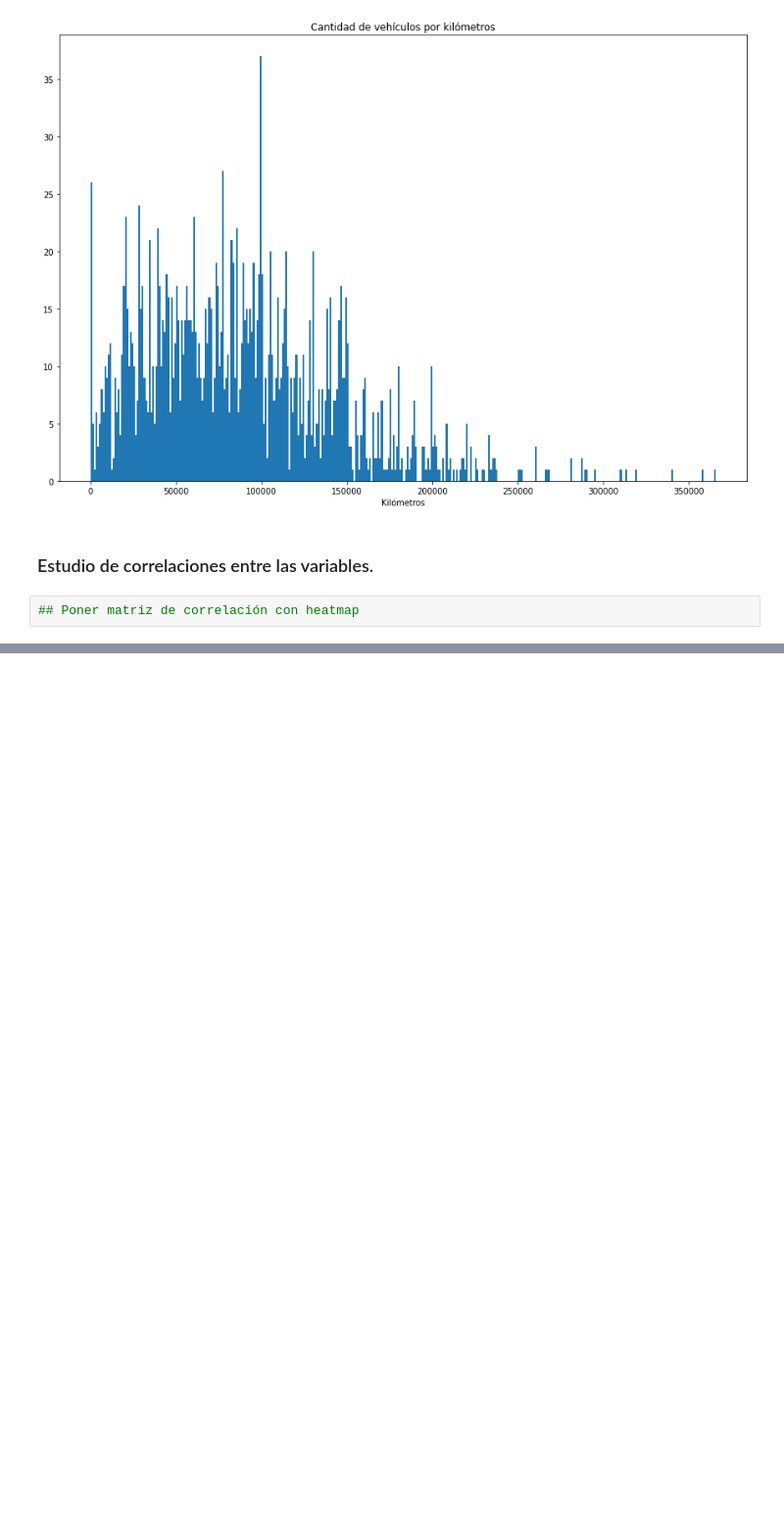
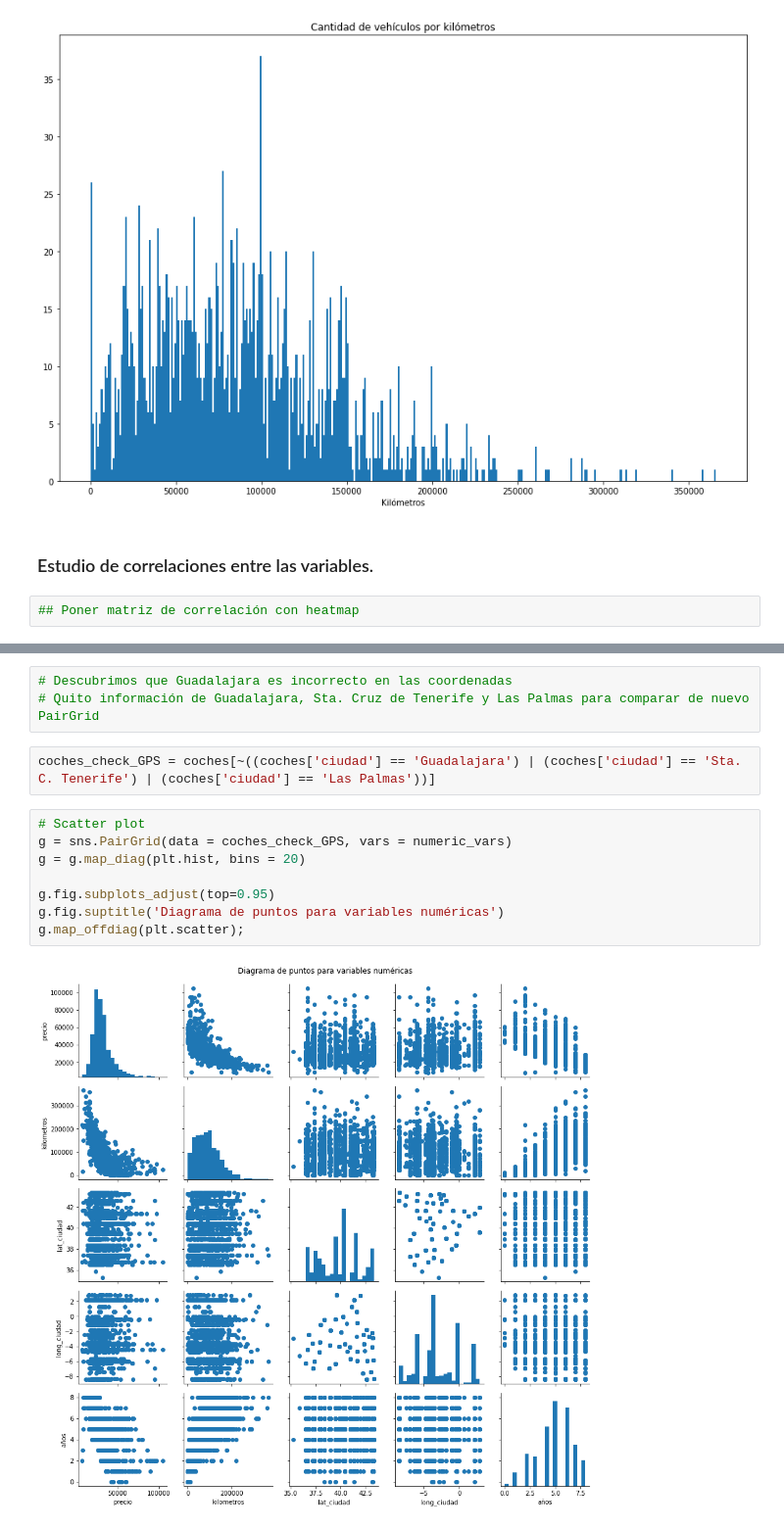
Before and after one commit to JAlonMor/Webscraping, a Jupyter notebook: EDA_coches.ipynb, the cells around one changed output, grey strips where cells are left out. Shown at 98% size. Drawn from its saved outputs; the diff is of its cells as text; blank space fills up the shorter version.

```diff
--- a/EDA_coches.ipynb
+++ b/EDA_coches.ipynb
@@ -499,0 +532,15 @@ plt.show();
+# %%
+# Descubrimos que Guadalajara es incorrecto en las coordenadas
+# Quito información de Guadalajara, Sta. Cruz de Tenerife y Las Palmas para comparar de nuevo PairGrid
+# %%
+coches_check_GPS = coches[~((coches['ciudad'] == 'Guadalajara') | (coches['ciudad'] == 'Sta. C. Tenerife') | (coches['ciudad'] == 'Las Palmas'))]
+# %%
+# Scatter plot
+g = sns.PairGrid(data = coches_check_GPS, vars = numeric_vars)
+g = g.map_diag(plt.hist, bins = 20)
+
+g.fig.subplots_adjust(top=0.95)
+g.fig.suptitle('Diagrama de puntos para variables numéricas')
+g.map_offdiag(plt.scatter);
+# %% [output]
+[figure, added]
```
Also changed, not shown: parts of 23 cells of this notebook.
